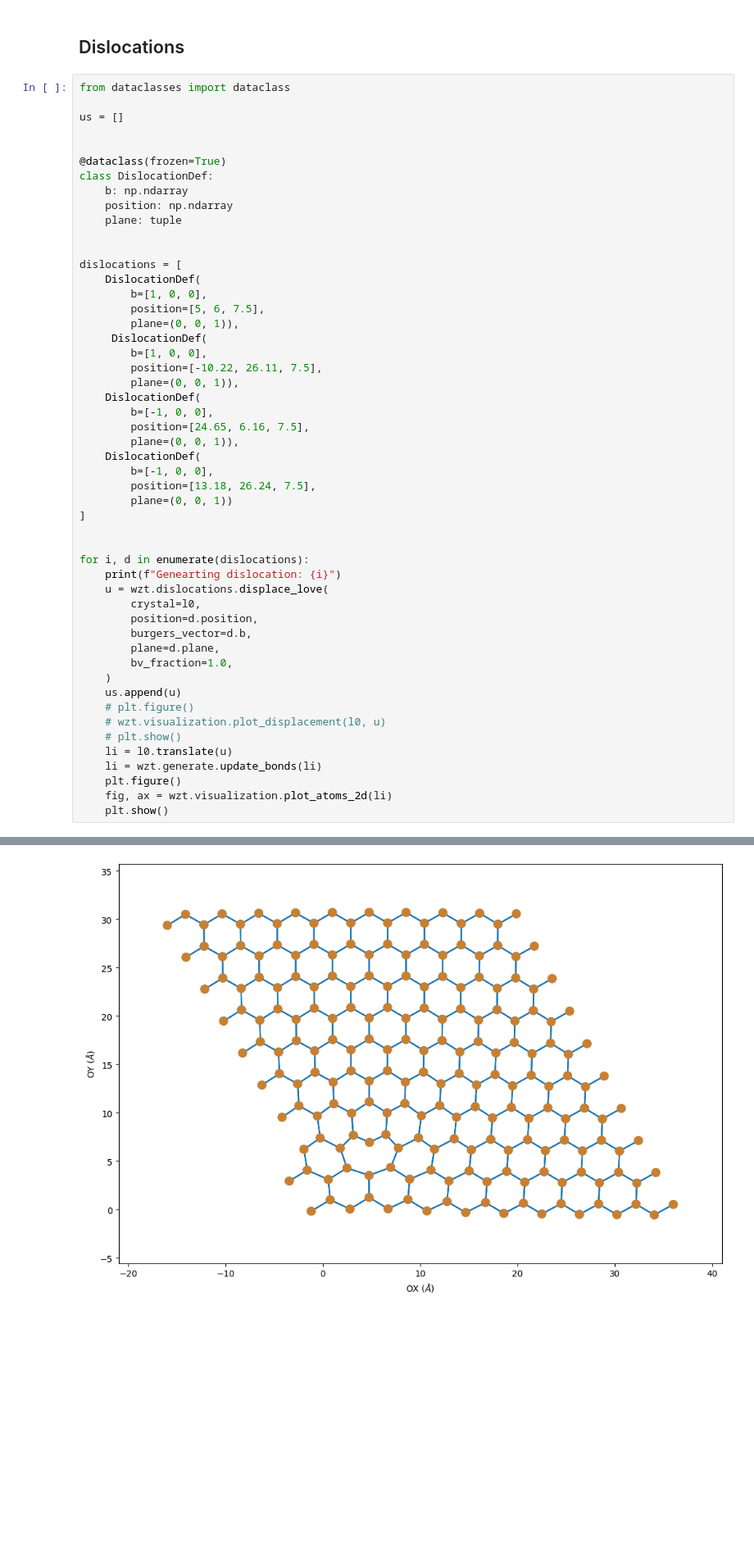
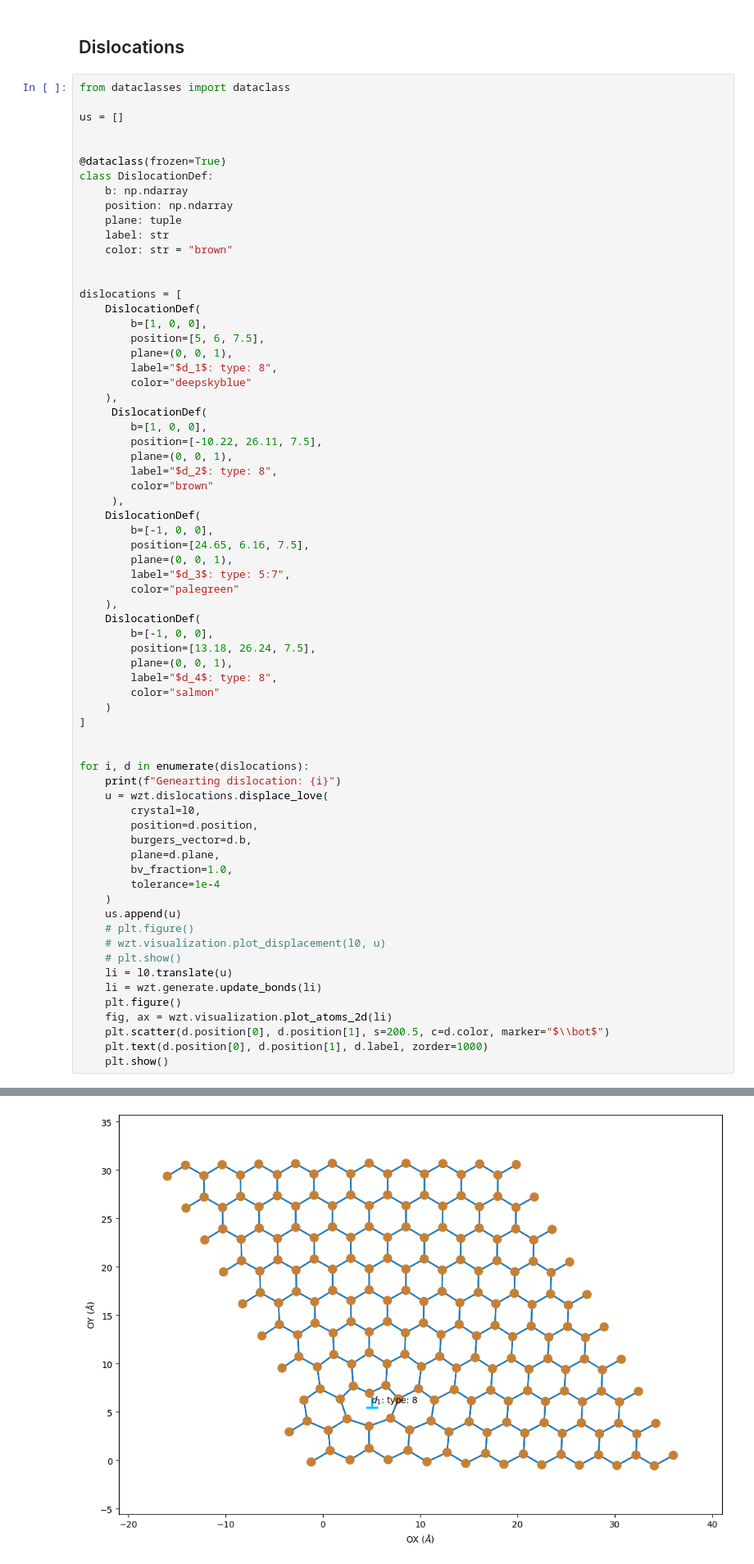
Before and after one commit to pjarosik/wurtzite, a Jupyter notebook: examples/u_sum_n_edge_dislocations.ipynb, the cells around one changed output, grey strips where cells are left out. Shown at 82% size. Saved outputs shown, nothing was run; the diff lists cells and outputs as text; blank space fills up the shorter version.

```diff
--- a/examples/u_sum_n_edge_dislocations.ipynb
+++ b/examples/u_sum_n_edge_dislocations.ipynb
@@ -106,51 +106,68 @@ class DislocationDef:
     b: np.ndarray
     position: np.ndarray
     plane: tuple
+    label: str
+    color: str = "brown"
 
 
 dislocations = [
     DislocationDef(
         b=[1, 0, 0],
         position=[5, 6, 7.5],
-        plane=(0, 0, 1)),
+        plane=(0, 0, 1),
+        label="$d_1$: type: 8",
+        color="deepskyblue"
+    ),
      DislocationDef(
         b=[1, 0, 0],
         position=[-10.22, 26.11, 7.5],
-        plane=(0, 0, 1)),
+        plane=(0, 0, 1),
+        label="$d_2$: type: 8",
+        color="brown"
+     ),
     DislocationDef(
         b=[-1, 0, 0],
         position=[24.65, 6.16, 7.5],
-        plane=(0, 0, 1)),
+        plane=(0, 0, 1),
+        label="$d_3$: type: 5:7",
+        color="palegreen"
+    ),
     DislocationDef(
         b=[-1, 0, 0],
         position=[13.18, 26.24, 7.5],
-        plane=(0, 0, 1))
+        plane=(0, 0, 1),
+        label="$d_4$: type: 8",
+        color="salmon"
+    )
 ]
 
 
 for i, d in enumerate(dislocations):
     print(f"Genearting dislocation: {i}")
     u = wzt.dislocations.displace_love(
         crystal=l0,
         position=d.position,
         burgers_vector=d.b,
         plane=d.plane,
         bv_fraction=1.0,
+        tolerance=1e-4
     )
     us.append(u)
     # plt.figure()
     # wzt.visualization.plot_displacement(l0, u)
     # plt.show()
     li = l0.translate(u)
     li = wzt.generate.update_bonds(li)
     plt.figure()
     fig, ax = wzt.visualization.plot_atoms_2d(li)
+    plt.scatter(d.position[0], d.position[1], s=200.5, c=d.color, marker="$\\bot$")
+    plt.text(d.position[0], d.position[1], d.label, zorder=1000)
     plt.show()
 # %% [output]
 Genearting dislocation: 0
 Reading bond: 1213/1213
 <Figure size 640x480 with 0 Axes>
-[figure, old version]
+[figure, new version]
 Genearting dislocation: 1
 Reading bond: 1213/1213
 <Figure size 640x480 with 0 Axes>
```
Also changed, not shown: parts of 4 cells of this notebook, 2 other files.
